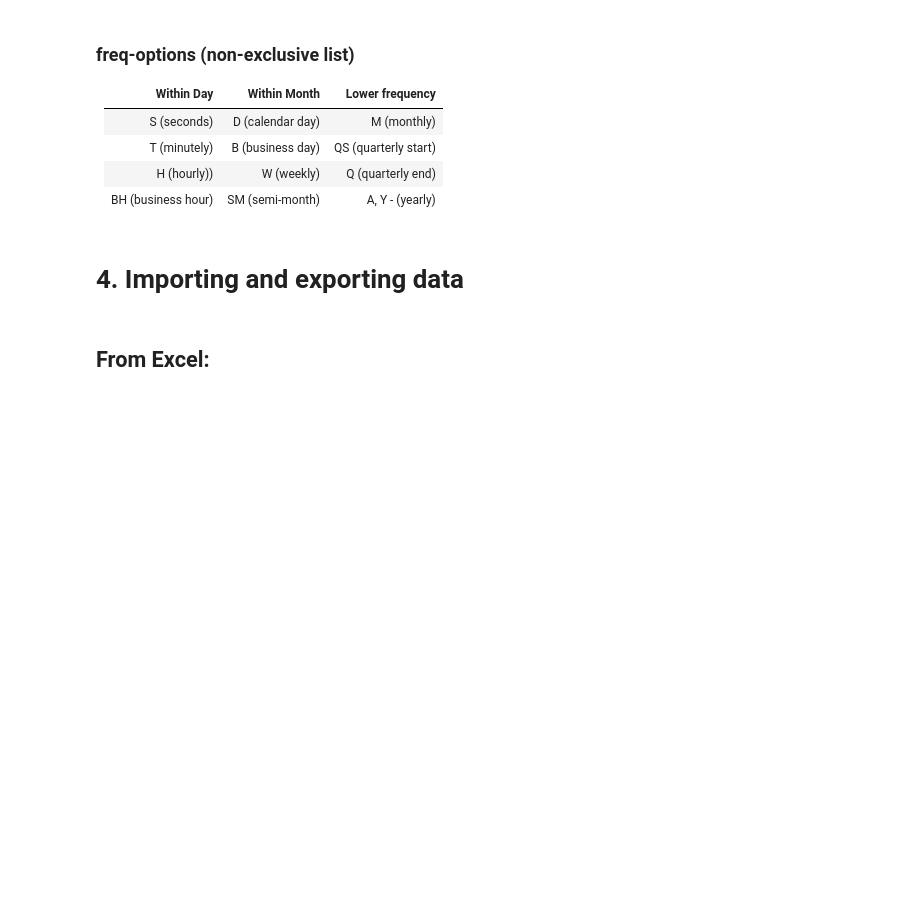
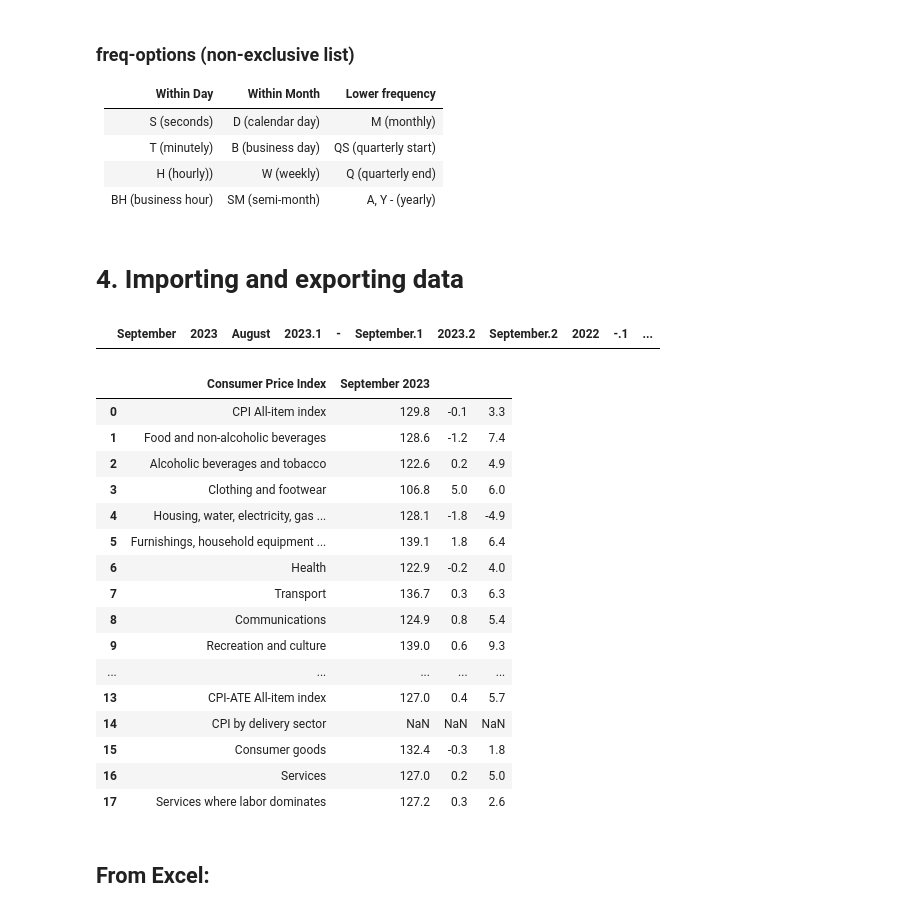
Before and after one commit to wegard/Programming-and-data-management, a Jupyter notebook: Lecture_notebooks/07_Data_analysis_with_Pandas.ipynb, the cells around one changed output. Saved outputs shown, nothing was run; the diff lists cells and outputs as text; code cells hidden in the pictures; blank space fills up the shorter version.

```diff
--- a/Lecture_notebooks/07_Data_analysis_with_Pandas.ipynb
+++ b/Lecture_notebooks/07_Data_analysis_with_Pandas.ipynb
@@ -253,6 +268,7 @@ df_sum.plot()
 # %% [markdown]
 # 4. Importing and exporting data
 # %%
+import pandas as pd
 # Pandas has many different read methods
 
-data = pd.read_clipboard()
+data = pd.read_clipboard
@@ -259,7 +277,29 @@ data = pd.read_clipboard()
+# %%
+columns =
+# %% [output]
+|  | September | 2023 | August | 2023.1 | - | September.1 | 2023.2 | September.2 | 2022 | -.1 | ... |
 # %%
-data
+data.columns = ['Consumer Price Index', 'September 2023', '', '']
 # %%
-ls
+data
+# %% [output]
+|  | Consumer Price Index | September 2023 |  |  |
+| 0 | CPI All-item index | 129.8 | -0.1 | 3.3 |
+| 1 | Food and non-alcoholic beverages | 128.6 | -1.2 | 7.4 |
+| 2 | Alcoholic beverages and tobacco | 122.6 | 0.2 | 4.9 |
+| 3 | Clothing and footwear | 106.8 | 5.0 | 6.0 |
+| 4 | Housing, water, electricity, gas ... | 128.1 | -1.8 | -4.9 |
+| 5 | Furnishings, household equipment ... | 139.1 | 1.8 | 6.4 |
+| 6 | Health | 122.9 | -0.2 | 4.0 |
+| 7 | Transport | 136.7 | 0.3 | 6.3 |
+| 8 | Communications | 124.9 | 0.8 | 5.4 |
+| 9 | Recreation and culture | 139.0 | 0.6 | 9.3 |
+| ... | ... | ... | ... | ... |
+| 13 | CPI-ATE All-item index | 127.0 | 0.4 | 5.7 |
+| 14 | CPI by delivery sector | NaN | NaN | NaN |
+| 15 | Consumer goods | 132.4 | -0.3 | 1.8 |
+| 16 | Services | 127.0 | 0.2 | 5.0 |
+| 17 | Services where labor dominates | 127.2 | 0.3 | 2.6 |
 # %% [markdown]
 ## From Excel:
 # %%
```
Also changed, not shown: parts of 31 cells of this notebook, 5 other files.
